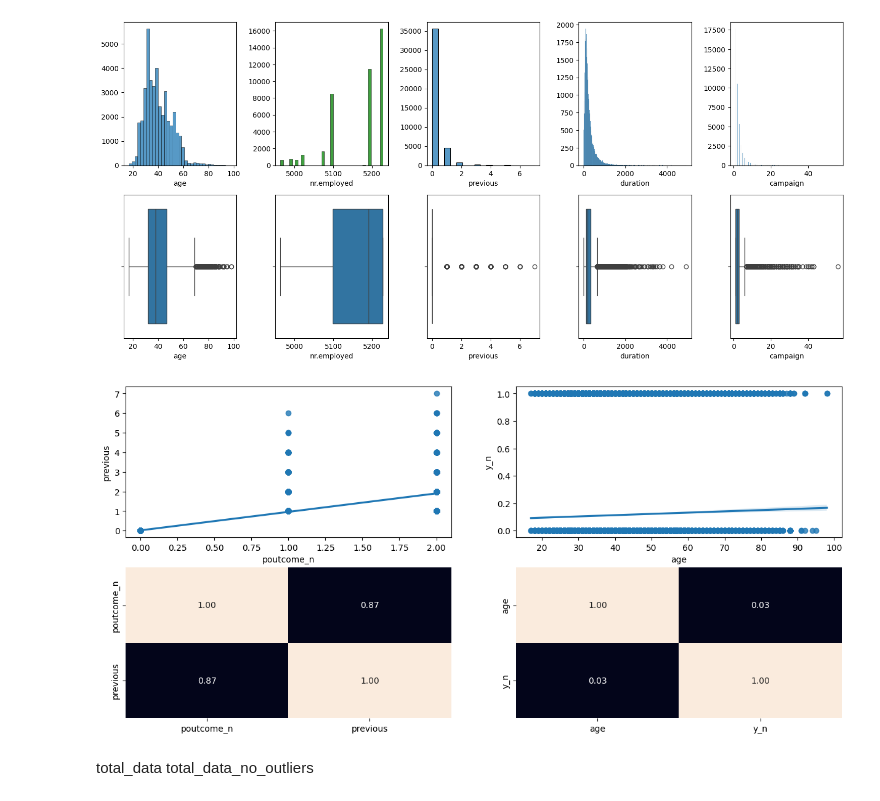
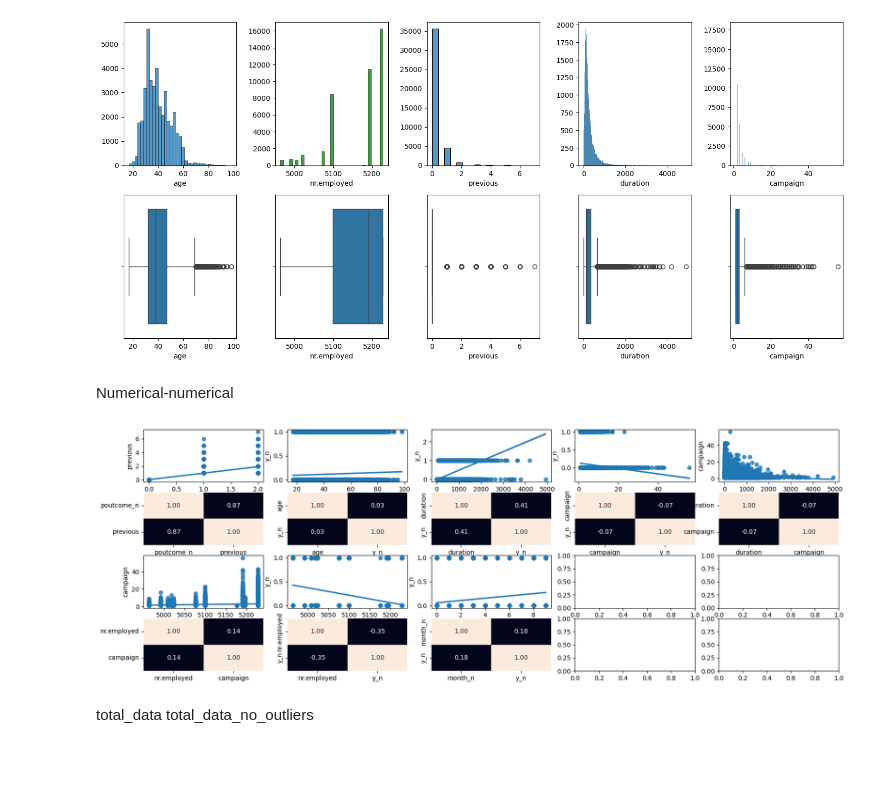
Before and after one commit to OlgaKurganova/regresion_logistica, a Jupyter notebook: src/explore.ipynb, the cells around one changed output. Cells and saved outputs as stored; diff of their text form; code cells hidden in the pictures; blank space fills up the shorter version.

```diff
--- a/src/explore.ipynb
+++ b/src/explore.ipynb
@@ -290,18 +293,41 @@ plt.tight_layout()
 plt.show()
 # %% [output]
 [figure]
-# %%
-fig, axis = plt.subplots(2, 2, figsize = (15, 7))
-
-sns.regplot(ax = axis[0, 0], data = total_data_sinduplicados , x = "poutcome_n", y = "previous")
-sns.heatmap(total_data_sinduplicados[["poutcome_n", "previous"]].corr(), annot = True, fmt = ".2f", ax = axis[1, 0], cbar = False)
-sns.regplot(ax = axis[0, 1], data = total_data_sinduplicados , x = "age", y = "y_n")
-sns.heatmap(total_data_sinduplicados[["age", "y_n"]].corr(), annot = True, fmt = ".2f", ax = axis[1, 1], cbar = False)
-
-
-plt.show()
-# %% [output]
-[figure, removed]
+# %% [markdown]
+Numerical-numerical
+# %%
+fig, axis = plt.subplots(4, 5, figsize = (20, 7))
+
+sns.regplot(ax = axis[0, 0], data = total_data_sinduplicados , x = "poutcome_n", y = "previous")
+sns.heatmap(total_data_sinduplicados[["poutcome_n", "previous"]].corr(), annot = True, fmt = ".2f", ax = axis[1, 0], cbar = False)
+
+sns.regplot(ax = axis[0, 1], data = total_data_sinduplicados , x = "age", y = "y_n")
+sns.heatmap(total_data_sinduplicados[["age", "y_n"]].corr(), annot = True, fmt = ".2f", ax = axis[1, 1], cbar = False)
+
+sns.regplot(ax = axis[0, 2], data = total_data_sinduplicados , x = "duration", y = "y_n")
+sns.heatmap(total_data_sinduplicados[["duration", "y_n"]].corr(), annot = True, fmt = ".2f", ax = axis[1, 2], cbar = False)
+
+sns.regplot(ax = axis[0, 3], data = total_data_sinduplicados , x = "campaign", y = "y_n")
+sns.heatmap(total_data_sinduplicados[["campaign", "y_n"]].corr(), annot = True, fmt = ".2f", ax = axis[1, 3], cbar = False)
+
+sns.regplot(ax = axis[0, 4], data = total_data_sinduplicados , x = "duration", y = "campaign")
+sns.heatmap(total_data_sinduplicados[["duration", "campaign"]].corr(), annot = True, fmt = ".2f", ax = axis[1, 4], cbar = False)
+
+sns.regplot(ax = axis[2, 0], data = total_data_sinduplicados , x = "nr.employed", y = "campaign")
+sns.heatmap(total_data_sinduplicados[["nr.employed", "campaign"]].corr(), annot = True, fmt = ".2f", ax = axis[3, 0], cbar = False)
+
+sns.regplot(ax = axis[2, 1], data = total_data_sinduplicados , x = "nr.employed", y = "y_n")
+sns.heatmap(total_data_sinduplicados[["nr.employed", "y_n"]].corr(), annot = True, fmt = ".2f", ax = axis[3, 1], cbar = False)
+
+
+sns.regplot(ax = axis[2, 2], data = total_data_sinduplicados , x = "month_n", y = "y_n")
+sns.heatmap(total_data_sinduplicados[["month_n", "y_n"]].corr(), annot = True, fmt = ".2f", ax = axis[3, 2], cbar = False)
+
+
+
+plt.show()
+# %% [output]
+[figure, added]
 # %% [markdown]
 total_data
 total_data_no_outliers
```
Also changed, not shown: parts of 5 cells of this notebook.
